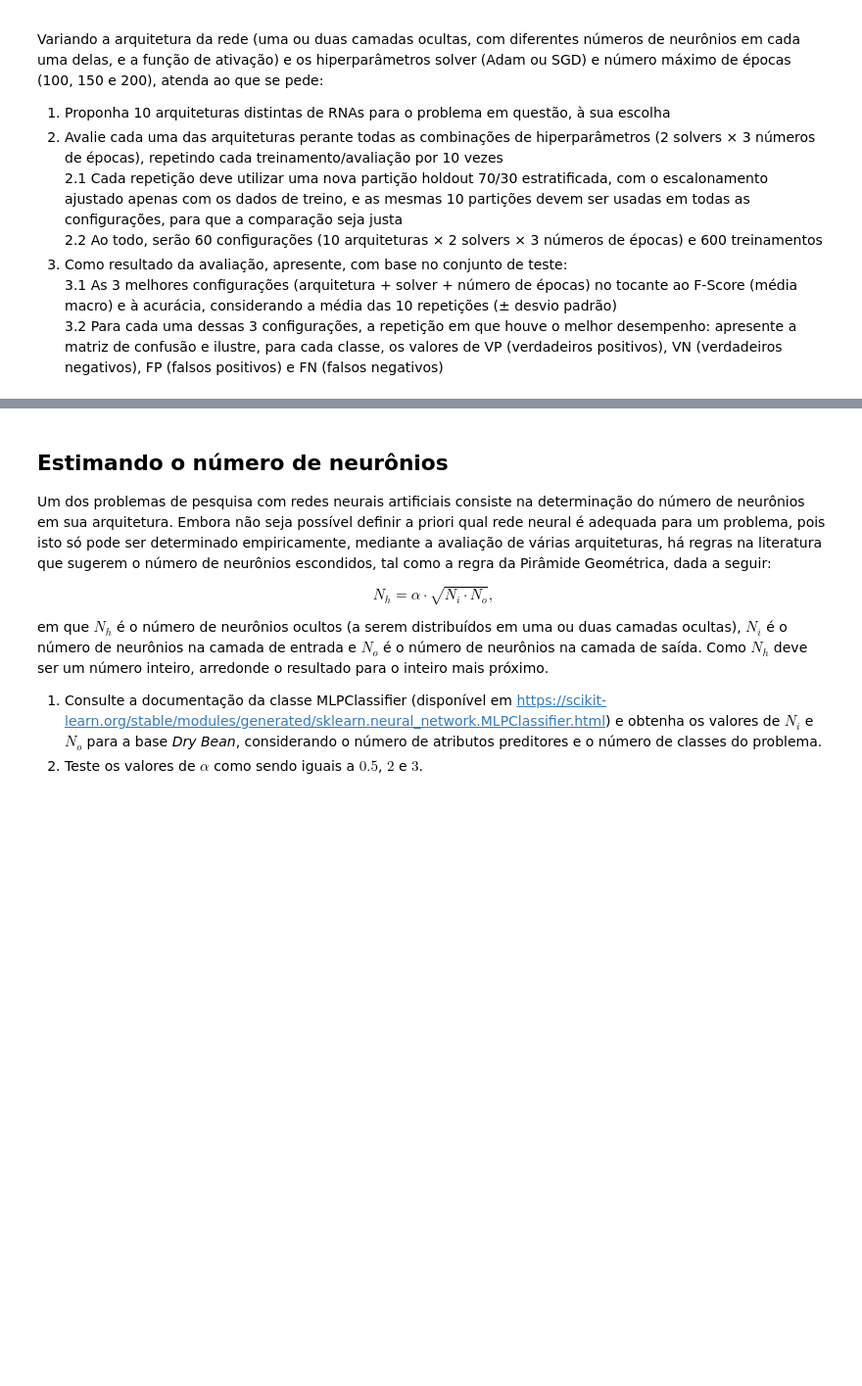
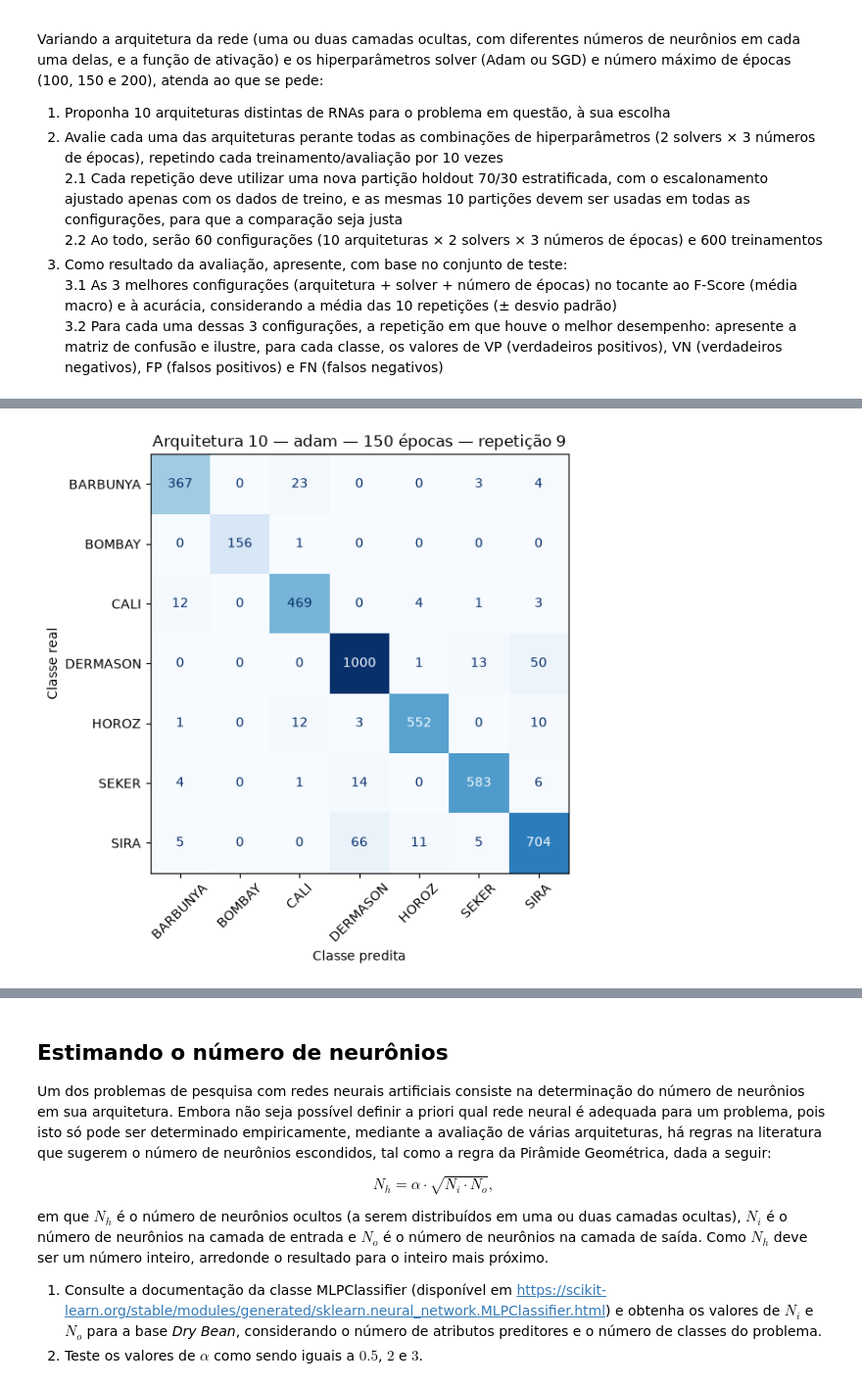
Before and after one commit to Jaum36/Trabalho_Pratico_Redes_Neurais_2.2, a Jupyter notebook: PP2.2.2 - Proposicao e Avaliacao de RNAs.ipynb, the cells around one changed output, grey strips where cells are left out. Shown at 98% size. Drawn from its saved outputs; the diff is of its cells as text; code cells hidden in the pictures; blank space fills up the shorter version.

Commit message:
update: completar análise e avaliação de arquiteturas de RNA nos notebooks

```diff
--- a/PP2.2.2 - Proposicao e Avaliacao de RNAs.ipynb
+++ b/PP2.2.2 - Proposicao e Avaliacao de RNAs.ipynb
@@ -424,0 +583,19 @@ Variando a arquitetura da rede (uma ou duas camadas ocultas, com diferentes núm
+# %%
+top3 = resumo_arq.sort_values(
+  by=['F1_macro_media', 'Acuracia_media'],
+  ascending=False
+).head(3)
+
+tabela_top3 = top3[
+  ["Arquitetura", "Camadas", "Ativacao", "Solver", "Max_epocas"]
+].copy()
+
+tabela_top3["F1 macro (média ± desvio)"] = top3.apply(
+  lambda linha: (
+    f"{linha['F1_macro_media']:.4f} ± "
+    f"{linha['F1_macro_desvio']:.4f}"
+  ),
+  axis=1
+)
+
+display(tabela_top3.reset_index(drop=True))
@@ -424,0 +607,78 @@ Variando a arquitetura da rede (uma ou duas camadas ocultas, com diferentes núm
+# %%
+classes = sorted(y.unique())
+
+for _, config in top3.iterrows():
+  numero = int(config["Arquitetura"])
+  solver = config["Solver"]
+  epocas = int(config["Max_epocas"])
+
+  repeticoes = df_resultado_arq[
+    (df_resultado_arq["Arquitetura"] == numero)
+    & (df_resultado_arq["Solver"] == solver)
+    & (df_resultado_arq["Max_epocas"] == epocas)
+  ]
+
+  melhor = repeticoes.sort_values(
+    by=["F1_macro", "Acuracia"],
+    ascending=False
+  ).iloc[0]
+
+  repeticao = int(melhor["Repeticao"])
+  chave = (numero, solver, epocas, repeticao)
+  y_real, y_pred = predicoes_arquiteturas[chave]
+
+  print(
+    f"\nArquitetura {numero} | "
+    f"Camadas: {config['Camadas']} | "
+    f"Ativação: {config['Ativacao']} | "
+    f"Solver: {solver} | Máximo de épocas: {epocas}"
+  )
+
+  print(
+    f"Melhor repetição: {repeticao} | "
+    f"F1 macro: {melhor['F1_macro']:.4f} | "
+    f"Acurácia: {melhor['Acuracia']:.4f}"
+  )
+
+  matriz = confusion_matrix(y_real, y_pred, labels=classes)
+
+  fig, ax = plt.subplots(figsize=(8,6))
+
+  ConfusionMatrixDisplay(
+    confusion_matrix=matriz,
+    display_labels=classes
+  ).plot(
+    ax=ax,
+    cmap="Blues",
+    values_format="d",
+    xticks_rotation=45,
+    colorbar=False,
+  )
+
+  ax.set_title(
+    f"Arquitetura {numero} — {solver} — "
+    f"{epocas} épocas — repetição {repeticao}"
+  )
+  ax.set_xlabel("Classe predita")
+  ax.set_ylabel("Classe real")
+  plt.tight_layout()
+  plt.show()
+
+  contagens = []
+
+  for indice, classe in enumerate(classes):
+    vp = matriz[indice, indice]
+    fn = matriz[indice, :].sum() - vp
+    fp = matriz[:, indice].sum() - vp
+    vn = matriz.sum() - vp - fn - fp
+
+    contagens.append({
+      "Classe": classe,
+      "VP": vp,
+      "VN": vn,
+      "FP": fp,
+      "FN": fn
+    })
+
+  display(pd.DataFrame(contagens))
+# %% [output]
@@ -424,0 +687 @@ Variando a arquitetura da rede (uma ou duas camadas ocultas, com diferentes núm
+[figure, added]
```
Also changed, not shown: parts of 20 cells of this notebook, 1 other file.
